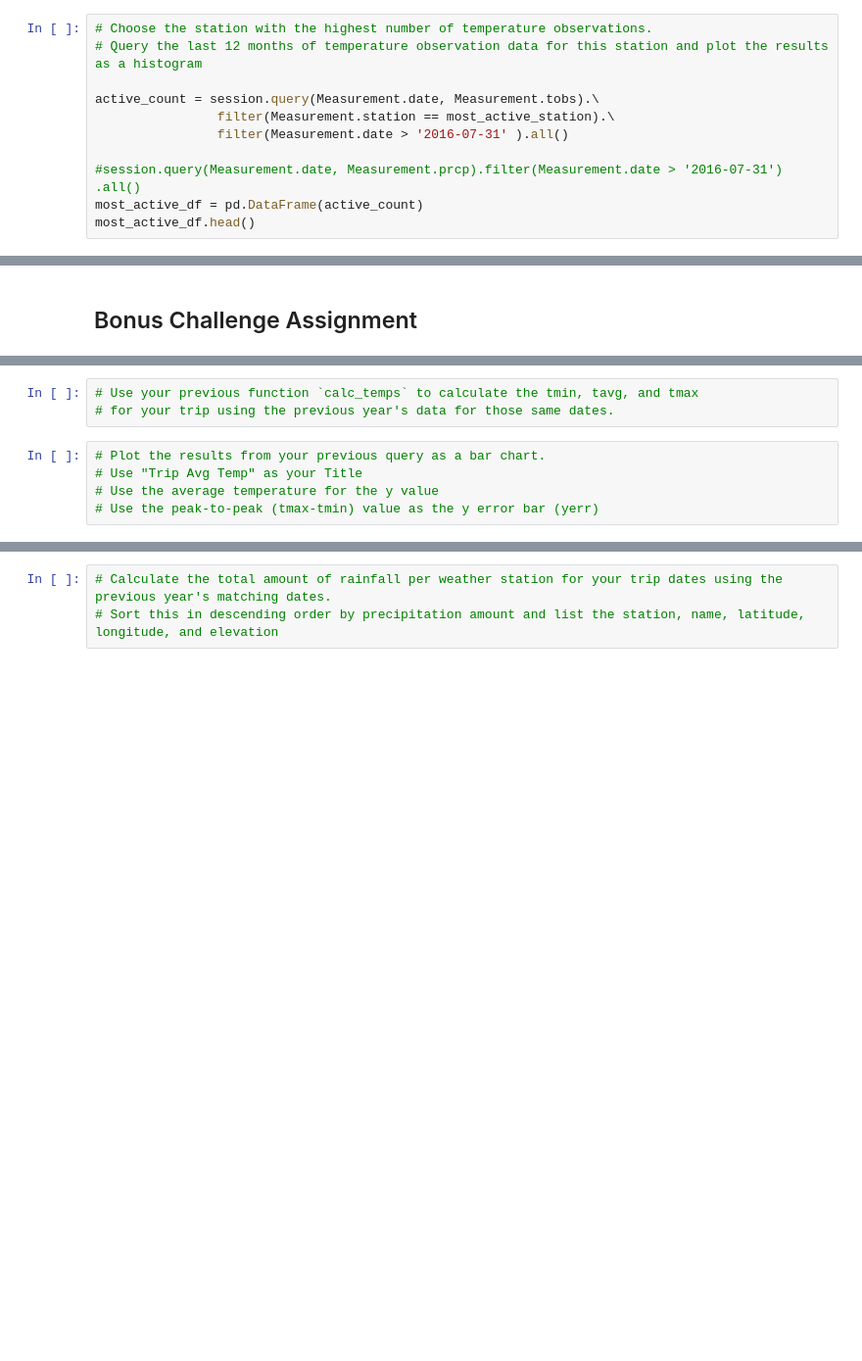
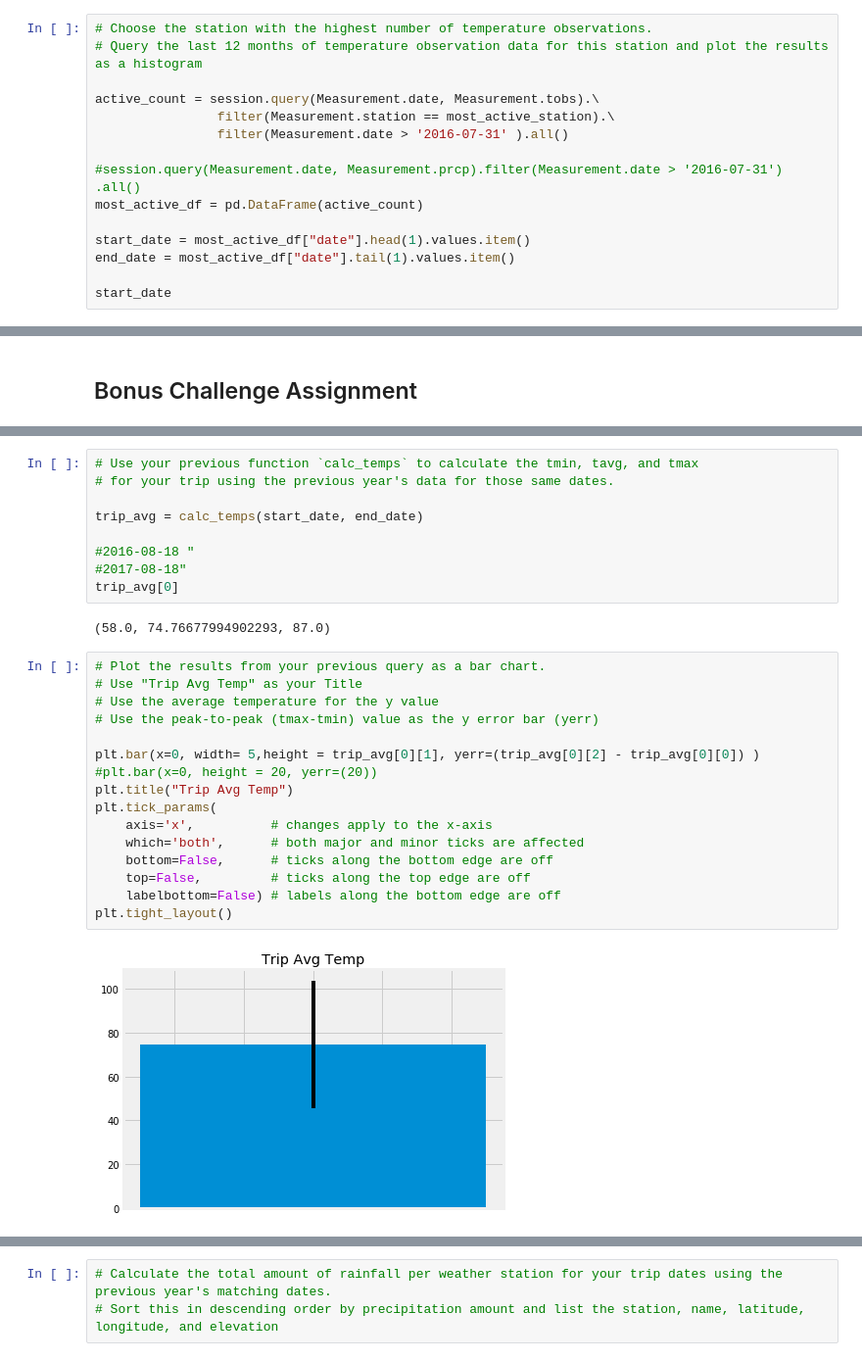
Before and after one commit to sigkarmoil/sqlalchemy-challenge, a Jupyter notebook: climate_starter.ipynb, the cells around one changed output, grey strips where cells are left out. Shown at 98% size. Drawn from its saved outputs; the diff is of its cells as text; blank space fills up the shorter version.

```diff
--- a/climate_starter.ipynb
+++ b/climate_starter.ipynb
@@ -195,5 +180,9 @@ active_count = session.query(Measurement.date, Measurement.tobs).\
 
 #session.query(Measurement.date, Measurement.prcp).filter(Measurement.date > '2016-07-31') .all()
 most_active_df = pd.DataFrame(active_count)
-most_active_df.head()
+
+start_date = most_active_df["date"].head(1).values.item()
+end_date = most_active_df["date"].tail(1).values.item()
+
+start_date
 # %% [output]
@@ -236,8 +283,29 @@ print(calc_temps('2012-02-28', '2012-03-05'))
 # %%
 # Use your previous function `calc_temps` to calculate the tmin, tavg, and tmax
 # for your trip using the previous year's data for those same dates.
+
+trip_avg = calc_temps(start_date, end_date)
+
+#2016-08-18	"
+#2017-08-18"
+trip_avg[0]
+# %% [output]
+(58.0, 74.76677994902293, 87.0)
 # %%
 # Plot the results from your previous query as a bar chart.
 # Use "Trip Avg Temp" as your Title
 # Use the average temperature for the y value
 # Use the peak-to-peak (tmax-tmin) value as the y error bar (yerr)
+
+plt.bar(x=0, width= 5,height = trip_avg[0][1], yerr=(trip_avg[0][2] - trip_avg[0][0]) )
+#plt.bar(x=0, height = 20, yerr=(20))
+plt.title("Trip Avg Temp")
+plt.tick_params(
+    axis='x',          # changes apply to the x-axis
+    which='both',      # both major and minor ticks are affected
+    bottom=False,      # ticks along the bottom edge are off
+    top=False,         # ticks along the top edge are off
+    labelbottom=False) # labels along the bottom edge are off
+plt.tight_layout()
+# %% [output]
+[figure, added]
```
Also changed, not shown: parts of 19 cells of this notebook.
